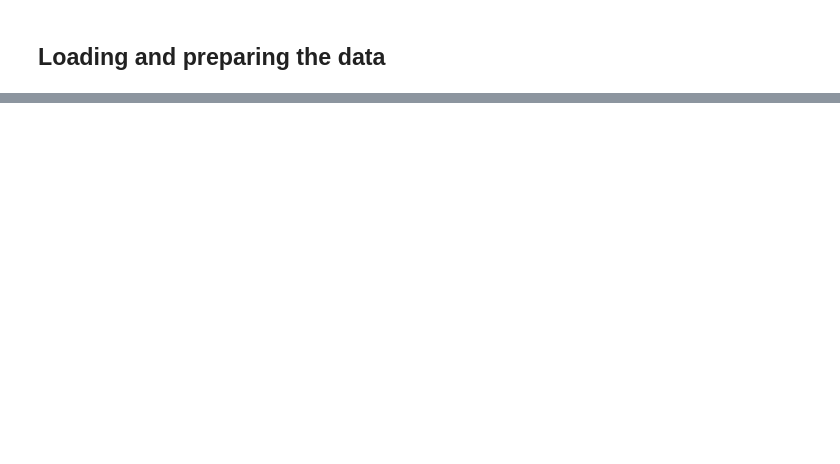
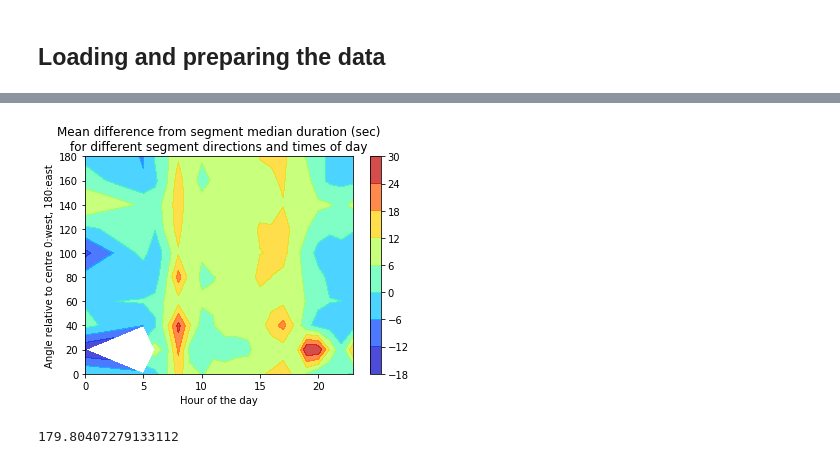
Before and after one commit to gingertom/buses, a Jupyter notebook: Data Exploration/Contour plots.ipynb, the cells around one changed output, grey strips where cells are left out. Cells and saved outputs as stored; diff of their text form; code cells hidden in the pictures; blank space fills up the shorter version.

```diff
--- a/Data Exploration/Contour plots.ipynb
+++ b/Data Exploration/Contour plots.ipynb
@@ -107,3 +128,26 @@ np.arccos(1) -90
+# %%
+mean_diff_from_median_by_hour_and_distance = stop_events.groupby(['arrival_hour', pd.cut(stop_events['clock_direction_degrees'], np.linspace(0,180,11))])['diff_in_jd_from_median_by_segement'].mean()
+# %%
+mean_diff_from_median_by_hour_and_distance = mean_diff_from_median_by_hour_and_distance.reset_index()
+mean_diff_from_median_by_hour_and_distance.columns = ['hour', 'direction', 'diff from median']
+mean_diff_from_median_by_hour_and_distance=mean_diff_from_median_by_hour_and_distance.pivot('hour', 'direction')
+# %%
+X=np.linspace(0,180,10)
+Y=mean_diff_from_median_by_hour_and_distance.index.values.astype(float)
+Z=np.clip(mean_diff_from_median_by_hour_and_distance.values, -30, 30)
+Xi,Yi = np.meshgrid(X, Y)
+plt.contourf(Yi, Xi, Z, alpha=0.7, cmap=plt.cm.jet)
+plt.ylabel("Angle relative to centre 0:west, 180:east")
+plt.xlabel("Hour of the day")
+plt.colorbar()
+plt.title("Mean difference from segment median duration (sec)\nfor different segment directions and times of day");
+plt.savefig("Mean diff from median against segment angle to B and hour.png", dpi=400)
+# %% [output]
+[figure, added]
+# %%
+stop_events['clock_direction_degrees'].max()
+# %% [output]
+179.80407279133112
 # %%
 stop_events.columns
 # %% [output]
```
Also changed, not shown: parts of 15 cells of this notebook.
